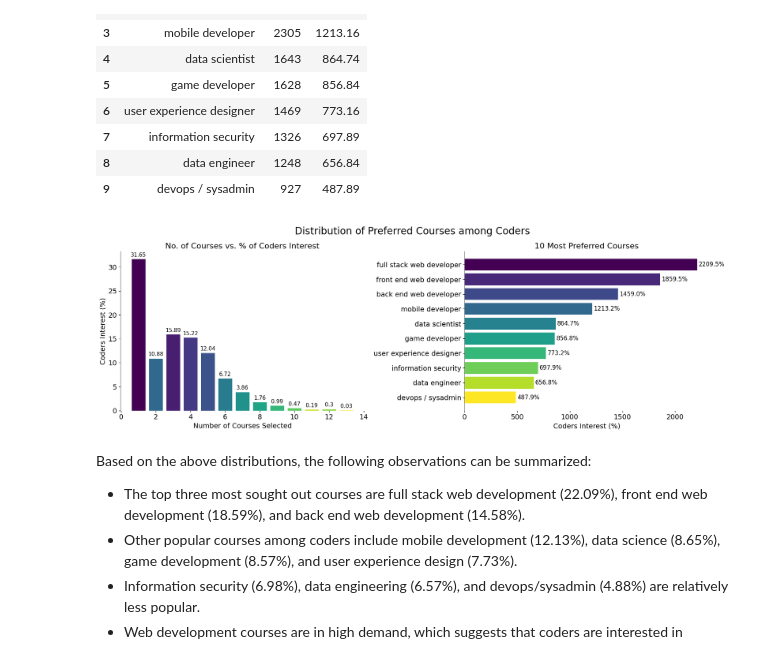
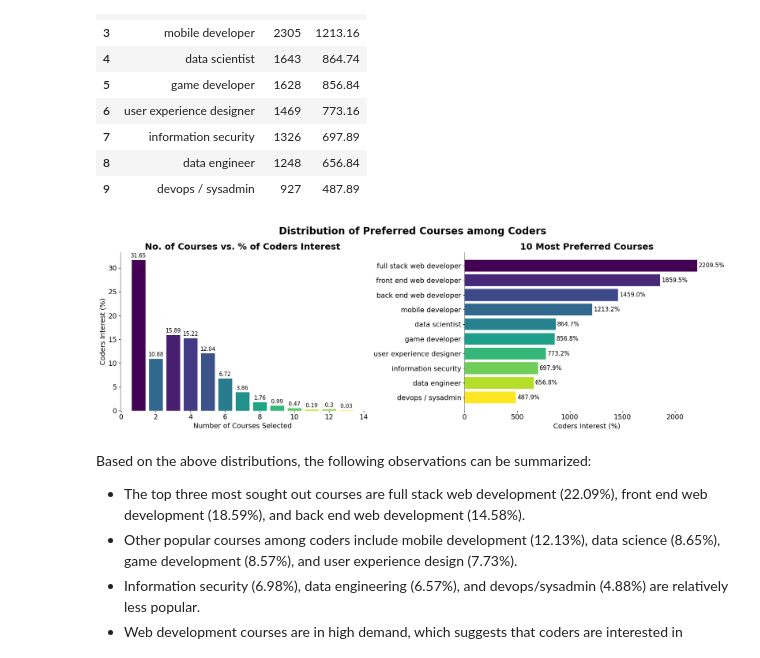
Before and after one commit to MuhammadAwon/datascience-projects, a Jupyter notebook: Projects/finding-best-markets-to-advertise/best-markets-to-advertise.ipynb, the cells around one changed output. Cells and saved outputs as stored; diff of their text form; code cells hidden in the pictures.

```diff
--- a/Projects/finding-best-markets-to-advertise/best-markets-to-advertise.ipynb
+++ b/Projects/finding-best-markets-to-advertise/best-markets-to-advertise.ipynb
@@ -70,7 +69,7 @@ There appear to be numerous columns with a significant proportion of null values
 cols_notnull_vals = fcc_survey.notnull().sum()
 
 # Create a figure and axes
-fig, ax = plt.subplots(figsize=(12, 5))
+fig, ax = plt.subplots(figsize=(20, 5))
 
 # Get the number of bars to plot
 num_bars = len(cols_notnull_vals)
@@ -80,8 +79,9 @@ bars = ax.bar(x=fcc_survey.columns, height=cols_notnull_vals,
               color=cmap(np.linspace(0, 1, num_bars)))
 
 # Set title and axis labels
-ax.set_title("FreeCodeCamp's New Coder Survey Data Availability", size=20)
-ax.set_xlabel('Columns from indices 0 to 135', size=16)
+ax.set_title("Data Availability in FreeCodeCamp's New Coder Survey: A Visual Representation of Non-Null Values",
+             weight='bold', size=20)
+ax.set_xlabel('Survey questions response from 1 to 136', size=16)
 
 # Remove spines
 for side in ['top', 'right', 'left']:
@@ -131,10 +131,10 @@ Here are some of the relevant columns with their respective actual field names b
 Considering these relevant columns and their potential future use, we will keep only those that are necessary for our analysis and discard the rest:
 # %%
 # Filter dataset with relevant columns
-rel_fcc_survey = fcc_survey[['Age', 'AttendedBootcamp', 'CountryCitizen', 'CountryLive',
+rel_fcc_survey = fcc_survey[['Age', 'AttendedBootcamp', 'BootcampLoanYesNo', 'CountryCitizen', 'CountryLive',
                              'EmploymentField', 'EmploymentStatus', 'Gender', 'HasChildren',
-                             'HasDebt', 'HasFinancialDependents', 'HasHomeMortgage',
-                             'HasStudentDebt', 'HoursLearning', 'Income', 'JobRoleInterest',
+                             'HasDebt', 'HasFinancialDependents', 'HasHomeMortgage', 'HomeMortgageOwe',
+                             'HasStudentDebt', 'StudentDebtOwe', 'HoursLearning', 'Income', 'JobRoleInterest',
                              'MaritalStatus', 'MoneyForLearning', 'MonthsProgramming',
                              'SchoolDegree', 'SchoolMajor']].copy()
 # %% [markdown]
@@ -321,42 +321,42 @@ bars2 = ax2.barh(y=top_roles['RoleName'], width=top_roles['Count%'], color=cmap(
 ax2.invert_yaxis()
 
 # Set titles and axis labels for both plots
-ax1.set_title('No. of Courses vs. % of Coders Interest', size=16)
+ax1.set_title('No. of Courses vs. % of Coders Interest', weight='bold', size=18)
 ax1.set_xlabel('Number of Courses Selected', size=14)
 ax1.set_ylabel('Coders Interest (%)', size=14)
 ax1.tick_params(axis='x', labelsize=14)
 ax1.tick_params(axis='y', labelsize=14)
 
-ax2.set_title('10 Most Preferred Courses', size=16)
+ax2.set_title('10 Most Preferred Courses', weight='bold', size=18)
 ax2.set_xlabel('Coders Interest (%)', size=14)
 ax2.tick_params(axis='x', labelsize=14)
 ax2.tick_params(axis='y', labelsize=14)
 
 # Remove spines from both plots
 for ax in [ax1, ax2]:
     ax.spines['top'].set_visible(False)
     ax.spines['right'].set_visible(False)
     ax.spines['bottom'].set_visible(False)
     ax.spines['left'].set_linewidth(0.5)
 
 # Add values to bars
 for bar in bars1:
     height = bar.get_height()
     ax1.annotate(f'{height}', xy=(bar.get_x() + bar.get_width() / 2, height),
                  xytext=(0, 3), textcoords="offset points", ha='center', va='bottom', size=11)
 
 for bar in bars2:
     width = bar.get_width()
     ax2.annotate(f'{width:.1f}%', xy=(width, bar.get_y() + bar.get_height() / 2),
                  xytext=(3, 0), textcoords="offset points", ha='left', va='center', size=12)
 
 # Set common title for both plots
-fig.suptitle('Distribution of Preferred Courses among Coders', size=20)
+fig.suptitle('Distribution of Preferred Courses among Coders', weight='bold', size=20)
 
 plt.tight_layout()
 plt.show()
 # %% [output]
-[figure, old version]
+[figure, new version]
 # %% [markdown]
 Based on the above distributions, the following observations can be summarized:
 
```
Also changed, not shown: parts of 30 cells of this notebook.
